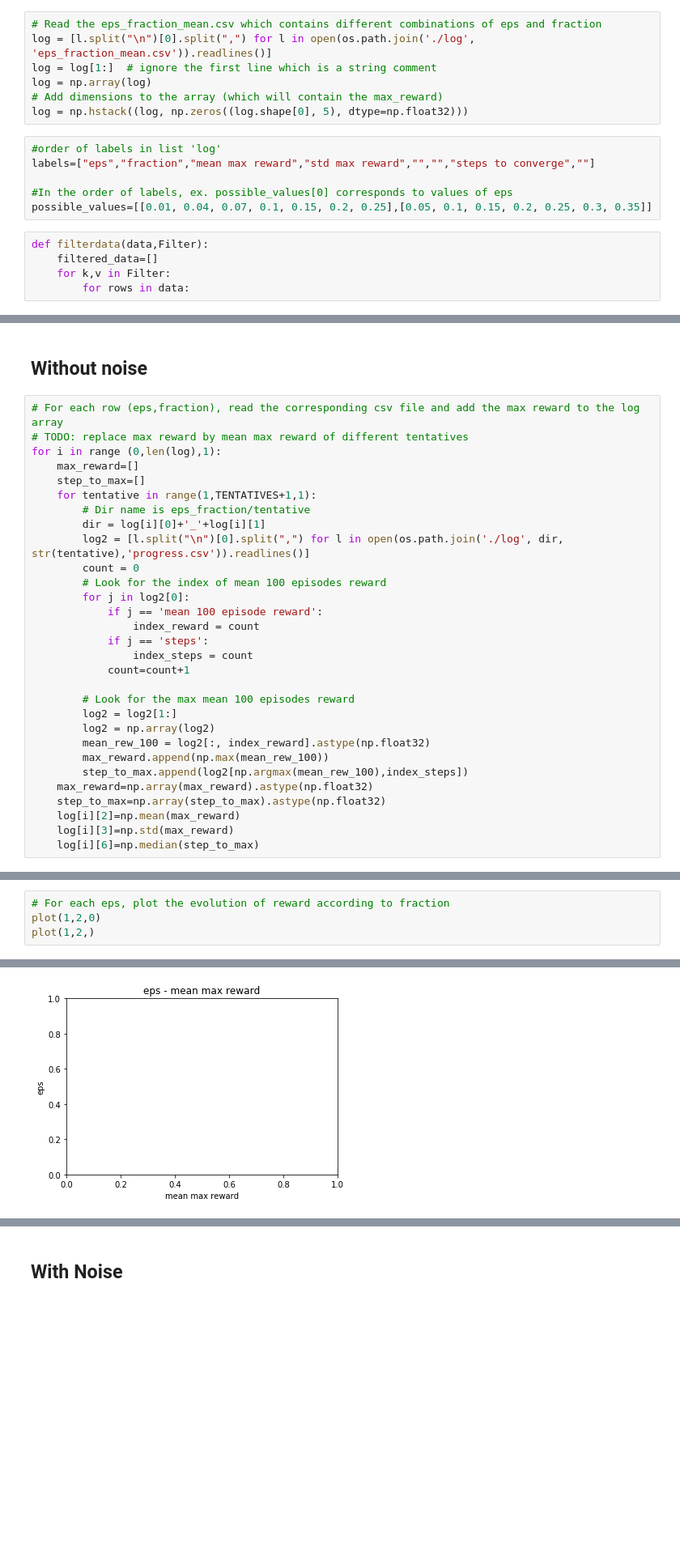
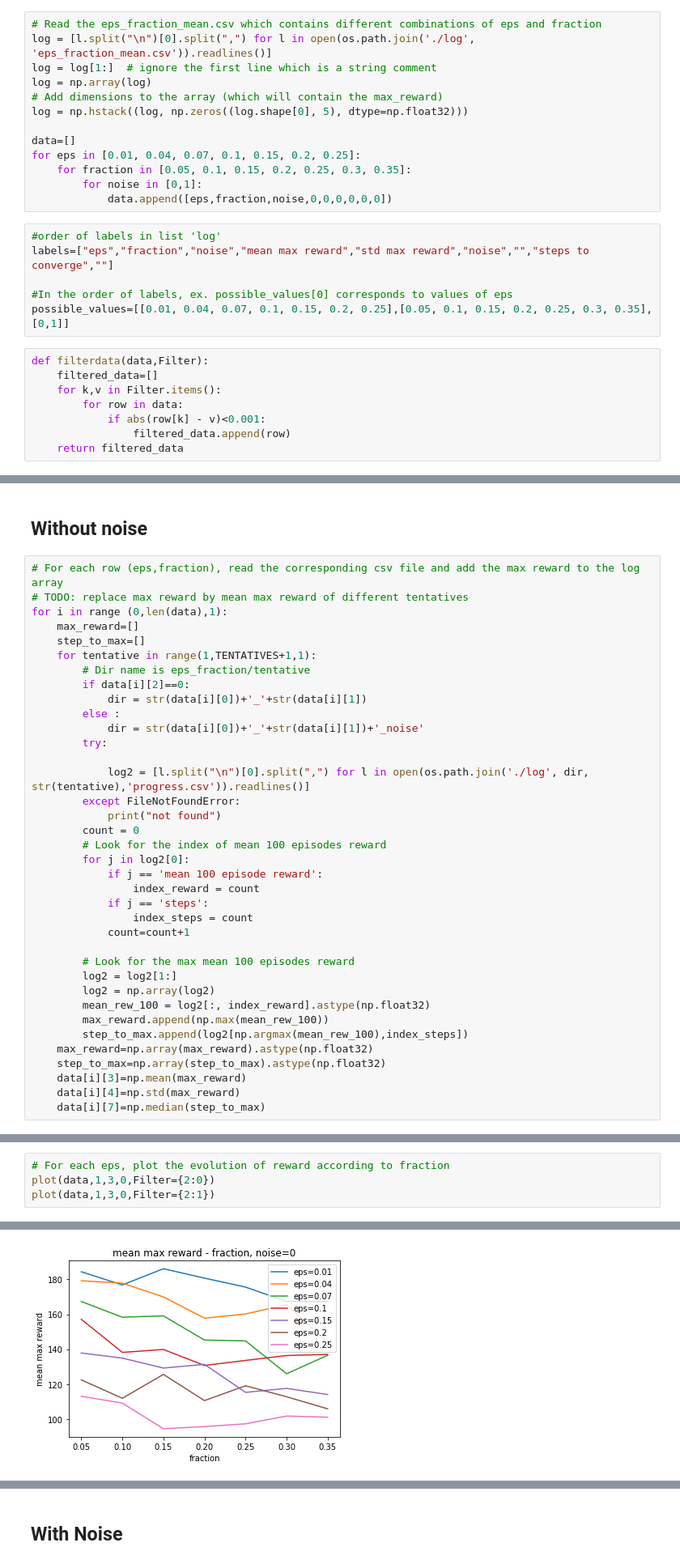
Before and after one commit to qifanz/baselines_GTL, a Jupyter notebook: baselines/deepq/plots.ipynb, the cells around one changed output, grey strips where cells are left out. Shown at 81% size. Cells and saved outputs as stored; diff of their text form; blank space fills up the shorter version.

```diff
--- a/baselines/deepq/plots.ipynb
+++ b/baselines/deepq/plots.ipynb
@@ -11,14 +11,23 @@ log = log[1:]  # ignore the first line which is a string comment
 log = np.array(log)
 # Add dimensions to the array (which will contain the max_reward)
 log = np.hstack((log, np.zeros((log.shape[0], 5), dtype=np.float32)))
+
+data=[]
+for eps in [0.01, 0.04, 0.07, 0.1, 0.15, 0.2, 0.25]:
+    for fraction in [0.05, 0.1, 0.15, 0.2, 0.25, 0.3, 0.35]:
+        for noise in [0,1]:
+            data.append([eps,fraction,noise,0,0,0,0,0,0])
 # %%
 #order of labels in list 'log'
-labels=["eps","fraction","mean max reward","std max reward","","","steps to converge",""]
+labels=["eps","fraction","noise","mean max reward","std max reward","noise","","steps to converge",""]
 
 #In the order of labels, ex. possible_values[0] corresponds to values of eps
-possible_values=[[0.01, 0.04, 0.07, 0.1, 0.15, 0.2, 0.25],[0.05, 0.1, 0.15, 0.2, 0.25, 0.3, 0.35]]
+possible_values=[[0.01, 0.04, 0.07, 0.1, 0.15, 0.2, 0.25],[0.05, 0.1, 0.15, 0.2, 0.25, 0.3, 0.35],[0,1]]
 # %%
 def filterdata(data,Filter):
     filtered_data=[]
-    for k,v in Filter:
-        for rows in data:
+    for k,v in Filter.items():
+        for row in data:
+            if abs(row[k] - v)<0.001:
+                filtered_data.append(row)
+    return filtered_data
@@ -106,13 +123,20 @@ def plot(data,xlabel,ylabel,zlabel=None,Filter=None):
 # %%
 # For each row (eps,fraction), read the corresponding csv file and add the max reward to the log array
 # TODO: replace max reward by mean max reward of different tentatives
-for i in range (0,len(log),1):
+for i in range (0,len(data),1):
     max_reward=[]
     step_to_max=[]
     for tentative in range(1,TENTATIVES+1,1):
         # Dir name is eps_fraction/tentative
-        dir = log[i][0]+'_'+log[i][1]
-        log2 = [l.split("\n")[0].split(",") for l in open(os.path.join('./log', dir, str(tentative),'progress.csv')).readlines()]
+        if data[i][2]==0:
+            dir = str(data[i][0])+'_'+str(data[i][1])
+        else :
+            dir = str(data[i][0])+'_'+str(data[i][1])+'_noise'
+        try:
+
+            log2 = [l.split("\n")[0].split(",") for l in open(os.path.join('./log', dir, str(tentative),'progress.csv')).readlines()]
+        except FileNotFoundError:
+            print("not found")
         count = 0
         # Look for the index of mean 100 episodes reward
         for j in log2[0]:
@@ -130,6 +154,6 @@ for i in range (0,len(log),1):
         step_to_max.append(log2[np.argmax(mean_rew_100),index_steps])
     max_reward=np.array(max_reward).astype(np.float32)
     step_to_max=np.array(step_to_max).astype(np.float32)
-    log[i][2]=np.mean(max_reward)
-    log[i][3]=np.std(max_reward)
-    log[i][6]=np.median(step_to_max)
+    data[i][3]=np.mean(max_reward)
+    data[i][4]=np.std(max_reward)
+    data[i][7]=np.median(step_to_max)
@@ -136,5 +178,5 @@ for i in range (0,len(log),1):
 # %%
 # For each eps, plot the evolution of reward according to fraction
-plot(1,2,0)
-plot(1,2,)
+plot(data,1,3,0,Filter={2:0})
+plot(data,1,3,0,Filter={2:1})
 # %% [output]
@@ -142 +183 @@ TypeError: 'int' object is not subscriptable
-[figure, old version]
+[figure, new version]
```
Also changed, not shown: parts of 11 cells of this notebook.
